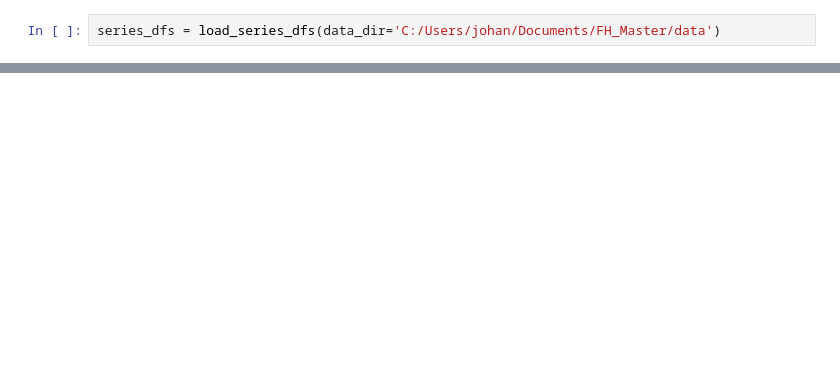
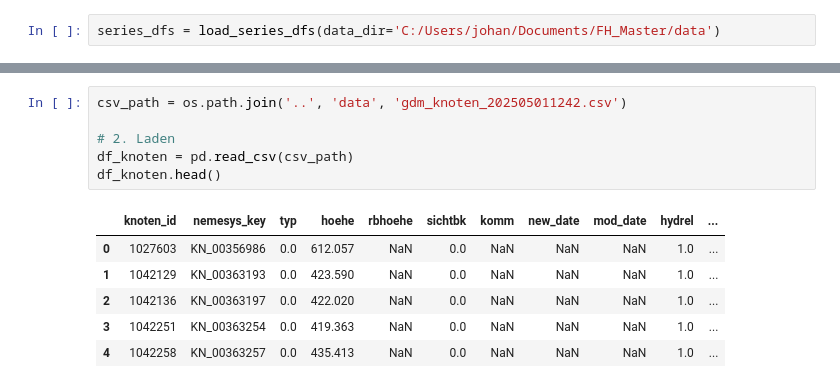
Before and after one commit to johannesgl4d0s/ersatzwerte_project, a Jupyter notebook: notebooks/02_data_wrangling_temp.ipynb, the cells around one changed output, grey strips where cells are left out. Saved outputs shown, nothing was run; the diff lists cells and outputs as text; blank space fills up the shorter version.

```diff
--- a/notebooks/02_data_wrangling_temp.ipynb
+++ b/notebooks/02_data_wrangling_temp.ipynb
@@ -24,0 +73,13 @@ series_dfs
+# %%
+csv_path = os.path.join('..', 'data', 'gdm_knoten_202505011242.csv')
+
+# 2. Laden
+df_knoten = pd.read_csv(csv_path)
+df_knoten.head()
+# %% [output]
+|  | knoten_id | nemesys_key | typ | hoehe | rbhoehe | sichtbk | komm | new_date | mod_date | hydrel | ... |
+| 0 | 1027603 | KN_00356986 | 0.0 | 612.057 | NaN | 0.0 | NaN | NaN | NaN | 1.0 | ... |
+| 1 | 1042129 | KN_00363193 | 0.0 | 423.590 | NaN | 0.0 | NaN | NaN | NaN | 1.0 | ... |
+| 2 | 1042136 | KN_00363197 | 0.0 | 422.020 | NaN | 0.0 | NaN | NaN | NaN | 1.0 | ... |
+| 3 | 1042251 | KN_00363254 | 0.0 | 419.363 | NaN | 0.0 | NaN | NaN | NaN | 1.0 | ... |
+| 4 | 1042258 | KN_00363257 | 0.0 | 435.413 | NaN | 0.0 | NaN | NaN | NaN | 1.0 | ... |
```
Also changed, not shown: parts of 13 cells of this notebook.
